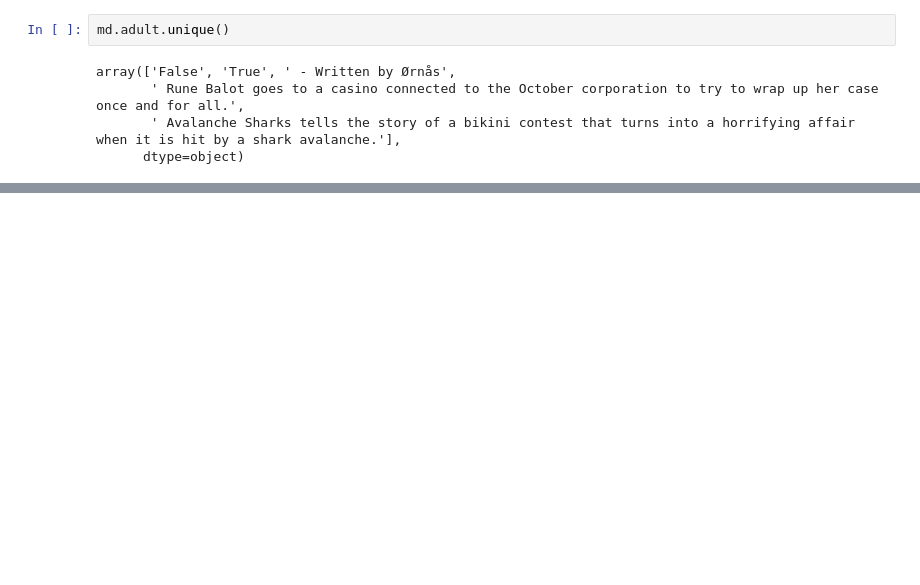
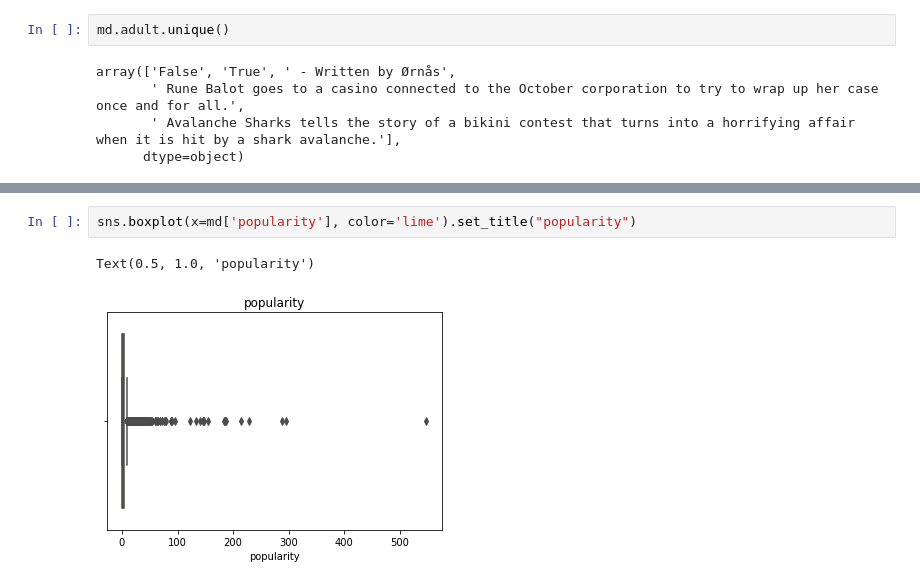
Before and after one commit to todatech/csda-lab, a Jupyter notebook: lab1/movies.ipynb, the cells around one changed output, grey strips where cells are left out. Saved outputs shown, nothing was run; the diff lists cells and outputs as text; blank space fills up the shorter version.

```diff
--- a/lab1/movies.ipynb
+++ b/lab1/movies.ipynb
@@ -166,0 +308,5 @@ md.vote_average.mean()
+# %%
+sns.boxplot(x=md['popularity'], color='lime').set_title("popularity")
+# %% [output]
+Text(0.5, 1.0, 'popularity')
+[figure, added]
```
Also changed, not shown: parts of 62 cells of this notebook, 1 other file.
